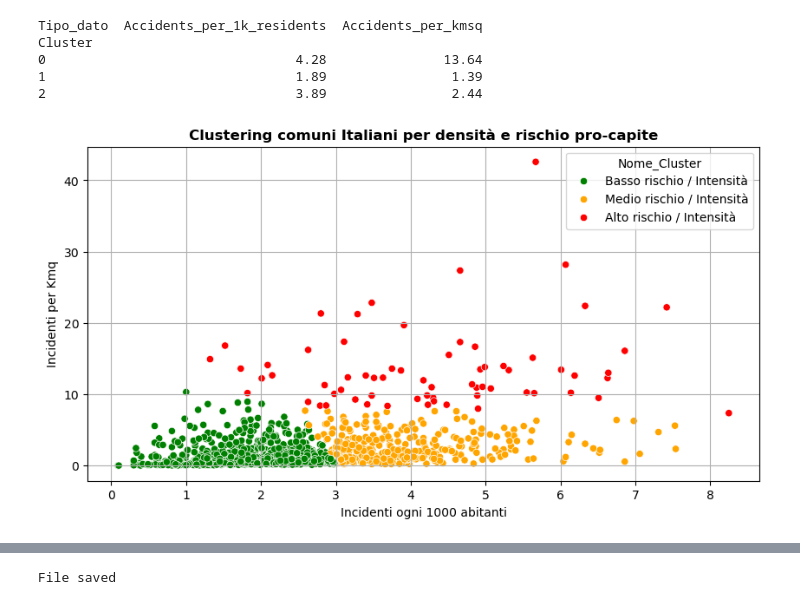
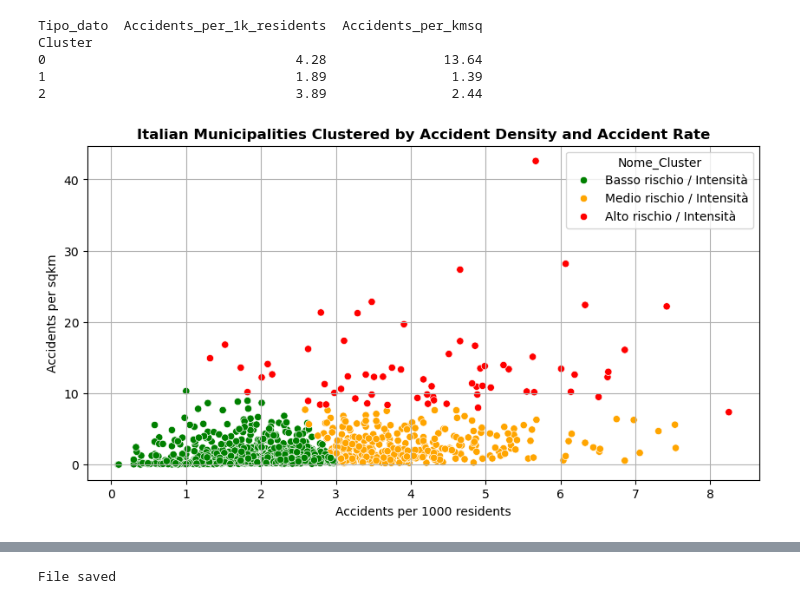
Before and after one commit to luca-chiulli-data/boolean-istat-traffic-analysis, a Jupyter notebook: notebooks/boolean_istat_traffic_analysis_notebook.ipynb, the cells around one changed output, grey strips where cells are left out. Cells and saved outputs as stored; diff of their text form; code cells hidden in the pictures.

```diff
--- a/notebooks/boolean_istat_traffic_analysis_notebook.ipynb
+++ b/notebooks/boolean_istat_traffic_analysis_notebook.ipynb
@@ -453,25 +445,25 @@ clean_pivot["Nome_Cluster"] = clean_pivot["Cluster"].map(cluster_names)
 # %%
 # Clustering plot
 
 colors = {
     "Alto rischio / Intensità": "red",
     "Medio rischio / Intensità": "orange",
     "Basso rischio / Intensità": "green"
 }
 
 plt.figure(figsize=(10, 5))
 sns.scatterplot(
     data=clean_pivot,
     x="Accidents_per_1k_residents",
     y="Accidents_per_kmsq",
     hue="Nome_Cluster",
     palette=colors
 )
 
-plt.title("Clustering comuni Italiani per densità e rischio pro-capite", fontweight="bold")
-plt.xlabel("Incidenti ogni 1000 abitanti")
-plt.ylabel("Incidenti per Kmq")
+plt.title("Italian Municipalities Clustered by Accident Density and Accident Rate", fontweight="bold")
+plt.xlabel("Accidents per 1000 residents")
+plt.ylabel("Accidents per sqkm")
 plt.grid(True)
 plt.show()
 # %% [output]
-[figure, old version]
+[figure, new version]
```
Also changed, not shown: parts of 20 cells of this notebook, 1 other file.
